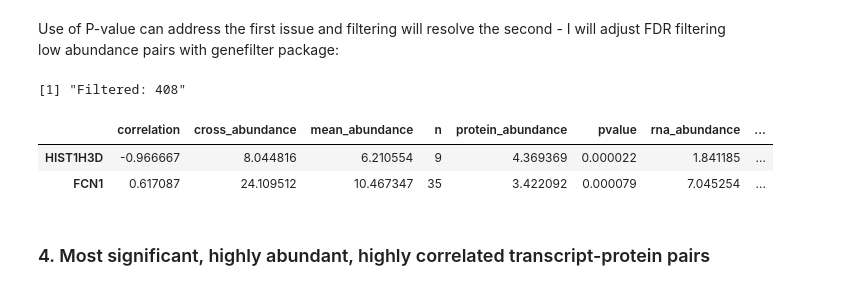
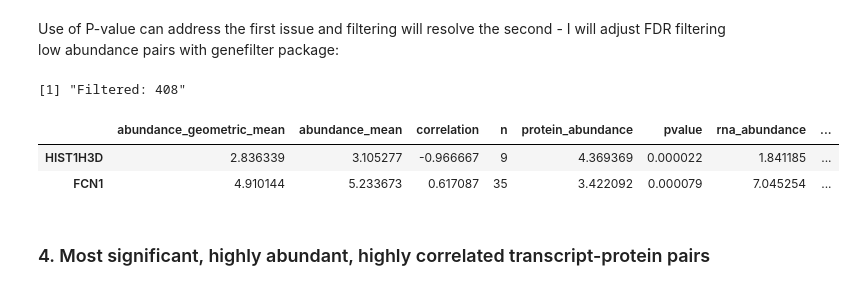
Before and after one commit to krassowski/meningitis-integration, a Jupyter notebook: analyses/integration/Correlations.ipynb, the cells around one changed output. Saved outputs shown, nothing was run; the diff lists cells and outputs as text; code cells hidden in the pictures.

```diff
--- a/analyses/integration/Correlations.ipynb
+++ b/analyses/integration/Correlations.ipynb
@@ -199,3 +205,14 @@ If we were to look at the RNA/protein correlations across the samples, we see th
+# %%
+def geometric_mean(a, b, nullify_if_below_zero=False):
+    square_root = (
+        (lambda x: sqrt(x) if x > 0 else 0)
+        if nullify_if_below_zero else
+        sqrt
+    )
+    product = a * b
+    if isinstance(product, Series):
+        return product.apply(square_root)
+    return square_root(product)
 # %%
 def calc_correlations(rna, protein, method=spearmanr, filter_low_rna_seq=True):
     cor_list = []
@@ -217,8 +234,8 @@ def calc_correlations(rna, protein, method=spearmanr, filter_low_rna_seq=True):
             'gene': gene,
             'rna_abundance': mean(r),
             'protein_abundance': mean(p),
-            'mean_abundance': mean(r + p),
-            'cross_abundance': mean(r) * mean(p),
+            'abundance_mean': (mean(r) + mean(p)) / 2,
+            'abundance_geometric_mean': geometric_mean(mean(r), mean(p), nullify_if_below_zero=True),
             'correlation': cor[0],
             'pvalue': cor[1],
             'n': len(patients_with_enough_rna)
@@ -268,13 +285,13 @@ from helpers.r import r_function
 # %%
 add_filtered_fdr = partial(r_function, 'add_filtered_fdr')
 # %%
-correlations = add_filtered_fdr(correlations, 'cross_abundance', 0.1)
+correlations = add_filtered_fdr(correlations, 'abundance_geometric_mean', 0.1)
 correlations.sort_values('FDR').head(2)
 # %% [output]
 [1] "Filtered: 408"
-|  | correlation | cross_abundance | mean_abundance | n | protein_abundance | pvalue | rna_abundance | ... |
-| HIST1H3D | -0.966667 | 8.044816 | 6.210554 | 9 | 4.369369 | 0.000022 | 1.841185 | ... |
-| FCN1 | 0.617087 | 24.109512 | 10.467347 | 35 | 3.422092 | 0.000079 | 7.045254 | ... |
+|  | abundance_geometric_mean | abundance_mean | correlation | n | protein_abundance | pvalue | rna_abundance | ... |
+| HIST1H3D | 2.836339 | 3.105277 | -0.966667 | 9 | 4.369369 | 0.000022 | 1.841185 | ... |
+| FCN1 | 4.910144 | 5.233673 | 0.617087 | 35 | 3.422092 | 0.000079 | 7.045254 | ... |
 # %% [markdown]
 ### 4. Most significant, highly abundant, highly correlated transcript-protein pairs
 # %% [markdown]
```
Also changed, not shown: parts of 153 cells of this notebook, 7 other files.
